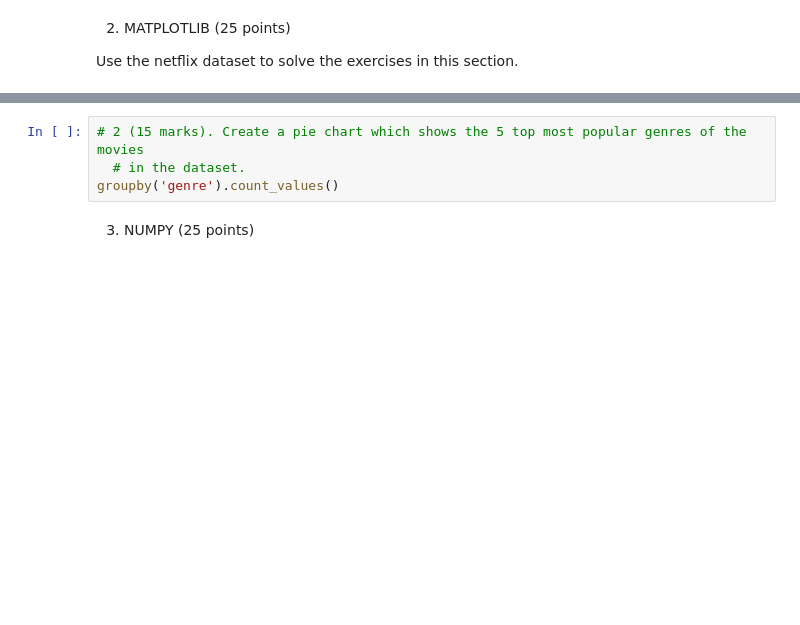
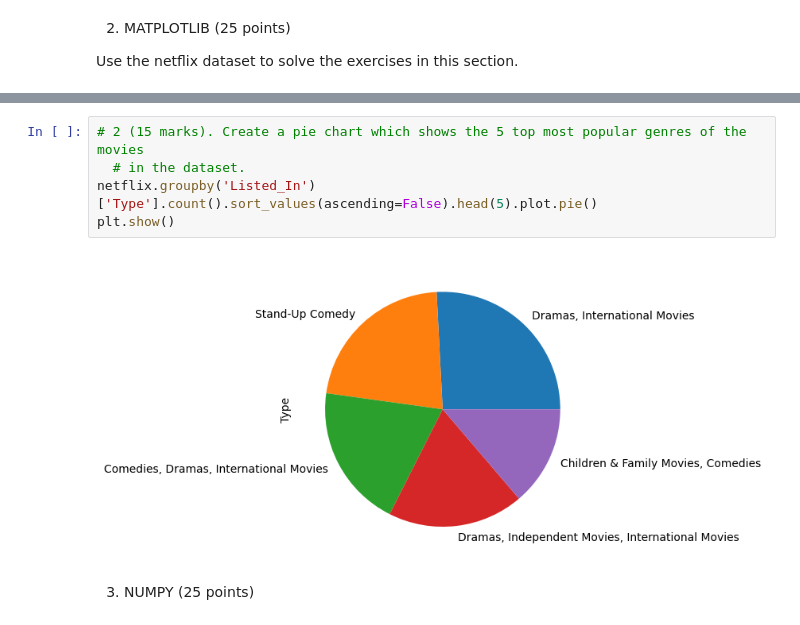
Before and after one commit to mordents/CFG_Final_Exam, a Jupyter notebook: Isobel_CFGdegree_Assssment_Spring2023.ipynb, the cells around one changed output, grey strips where cells are left out. Saved outputs shown, nothing was run; the diff lists cells and outputs as text; blank space fills up the shorter version.

```diff
--- a/Isobel_CFGdegree_Assssment_Spring2023.ipynb
+++ b/Isobel_CFGdegree_Assssment_Spring2023.ipynb
@@ -125,7 +127,10 @@ plt.show()
 # %%
 # 2 (15 marks). Create a pie chart which shows the 5 top most popular genres of the movies
   # in the dataset.
-groupby('genre').count_values()
+netflix.groupby('Listed_In')['Type'].count().sort_values(ascending=False).head(5).plot.pie()
+plt.show()
+# %% [output]
+[figure, added]
 # %% [markdown]
 3. NUMPY (25 points)
 # %%
```
Also changed, not shown: parts of 1 cell of this notebook.
